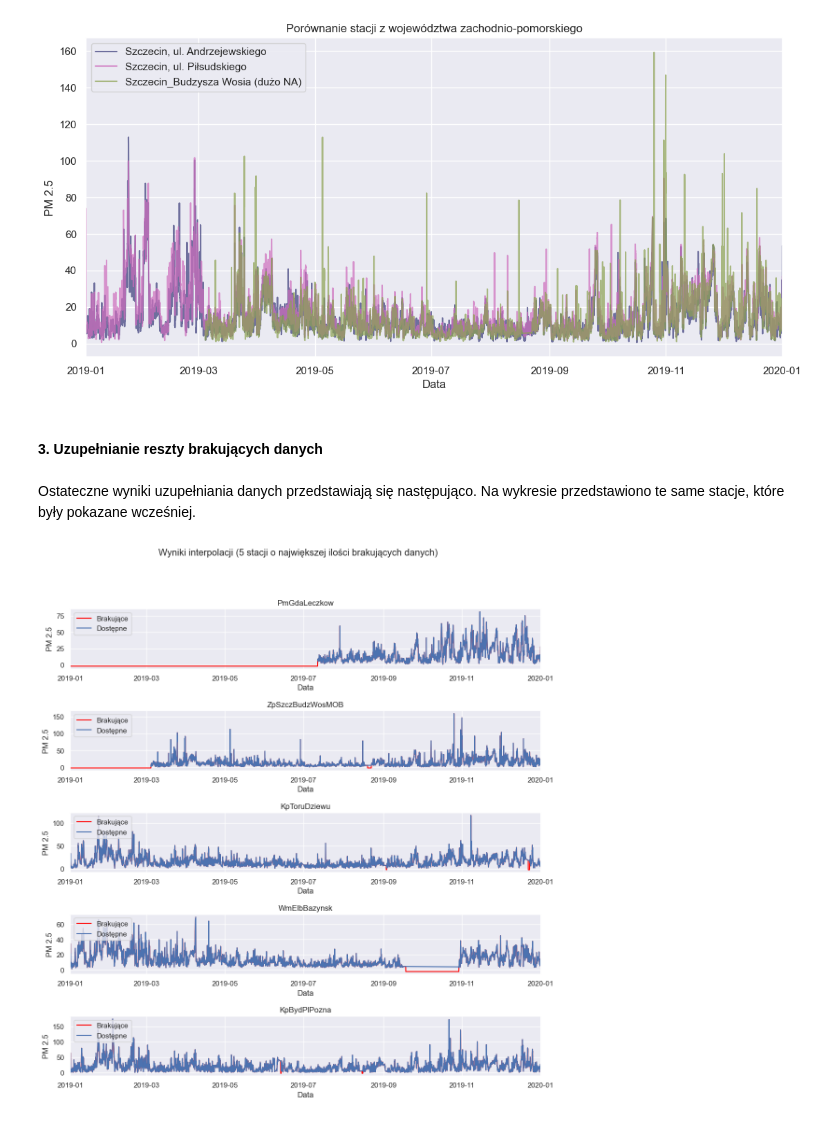
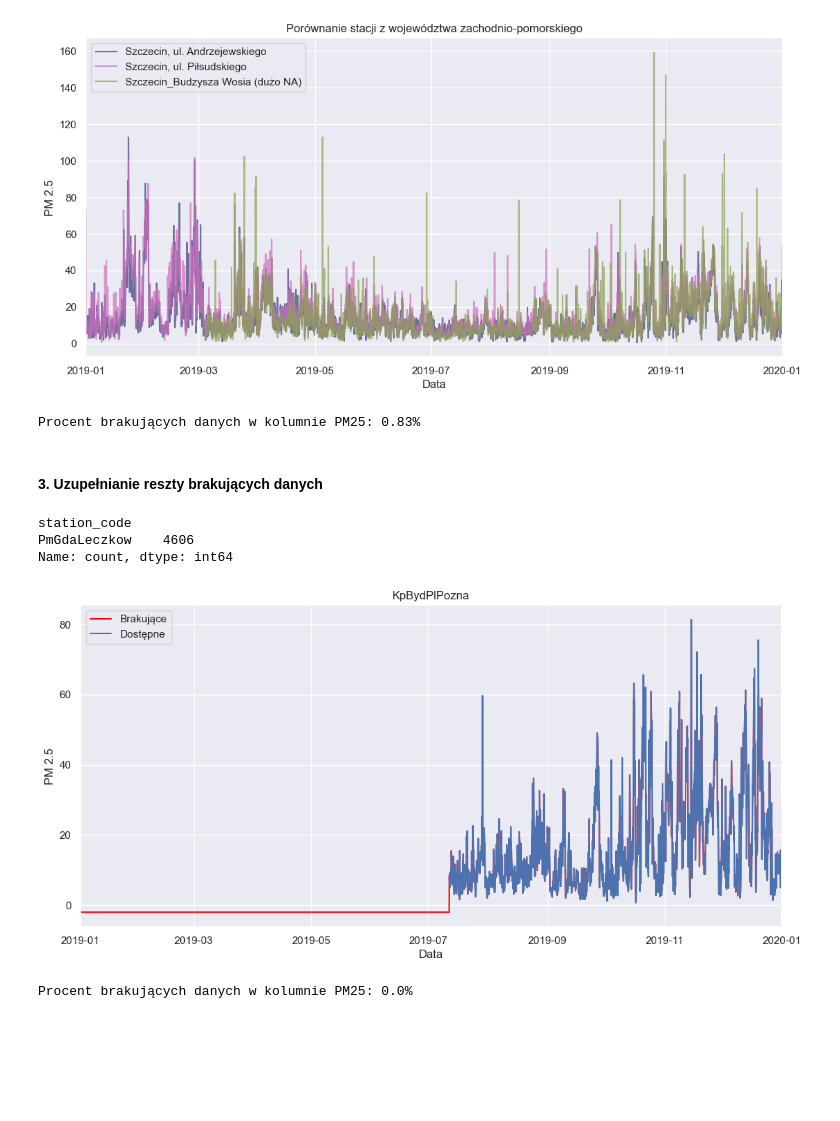
Before and after one commit to Drateffka/PUM, a Jupyter notebook: TimeSeries_project[2]/project.ipynb, the cells around one changed output. Cells and saved outputs as stored; diff of their text form; code cells hidden in the pictures; blank space fills up the shorter version.

Commit message:
uzupelnianie danych

```diff
--- a/TimeSeries_project[2]/project.ipynb
+++ b/TimeSeries_project[2]/project.ipynb
@@ -358,2 +375,15 @@ plt.show()
+# %%
+filled_region_df = filled_df.copy()
+
+grouped = filled_df.groupby(['date', 'voivodeship'])['PM25'].mean()
+
+filled_region_df['PM25'] = filled_df.apply(
+    lambda row: grouped.loc[(row['date'], row['voivodeship'])] if pd.isna(row['PM25']) else row['PM25'],
+    axis=1
+)
+
+print(f'Procent brakujących danych w kolumnie PM25: {round(filled_region_df["PM25"].isna().sum()/len(filled_region_df)*100,2)}%')
+# %% [output]
+Procent brakujących danych w kolumnie PM25: 0.83%
 # %% [markdown]
 #### 3. Uzupełnianie reszty brakujących danych
@@ -362,20 +390,28 @@ plt.show()
-# %% [markdown]
-Ostateczne wyniki uzupełniania danych przedstawiają się następująco. Na wykresie przedstawiono te same stacje, które były pokazane wcześniej.
 # %%
-fig, axes = plt.subplots(5,1,figsize=(13, 13))
+# Sprawdzenie gdzie jeszcze nie ma danych
+only_missing = filled_region_df[filled_region_df.PM25.isna()]
 
-for i, station in enumerate(onms_5.index):
-    temp = filled_df[filled_df.station_code==station]
-    na_s = temp['PM25'].fillna(-2)
+print(only_missing.station_code.value_counts())
 
-    sns.lineplot(x=temp.date, y=na_s, color='red', ax=axes[i], label='Brakujące')
-    sns.lineplot(x=temp.date, y=temp.PM25, ax=axes[i], label='Dostępne')
-    axes[i].set(xlim=[pd.Timestamp('2019-01-01'), pd.Timestamp('2020-01-01')], xlabel='Data', ylabel='PM 2.5', title=station)
-    axes[i].legend(loc='upper left')
+fig, ax = plt.subplots(1,1,figsize=(13,6))
 
-fig.suptitle('Wyniki interpolacji (5 stacji o największej ilości brakujących danych)')
-fig.subplots_adjust(hspace=0.7)
+temp = filled_region_df[filled_region_df.station_code == only_missing.station_code.unique()[0]]
+na_s = temp['PM25'].fillna(-2)
+
+sns.lineplot(x=temp.date, y=na_s, color='red', ax=ax, label='Brakujące')
+sns.lineplot(x=temp.date, y=temp.PM25, ax=ax, label='Dostępne')
+ax.set(xlim=[pd.Timestamp('2019-01-01'), pd.Timestamp('2020-01-01')], xlabel='Data', ylabel='PM 2.5', title=station)
+ax.legend(loc='upper left')
 
 plt.show()
 # %% [output]
+station_code
+PmGdaLeczkow    4606
+Name: count, dtype: int64
-[figure, old version]
+[figure, new version]
+# %%
+df_cleaned = filled_region_df[filled_region_df.station_code != 'PmGdaLeczkow']
+
+print(f'Procent brakujących danych w kolumnie PM25: {round(df_cleaned["PM25"].isna().sum()/len(df_cleaned)*100,2)}%')
+# %% [output]
+Procent brakujących danych w kolumnie PM25: 0.0%
```
Also changed, not shown: parts of 5 cells of this notebook, 1 other file.
